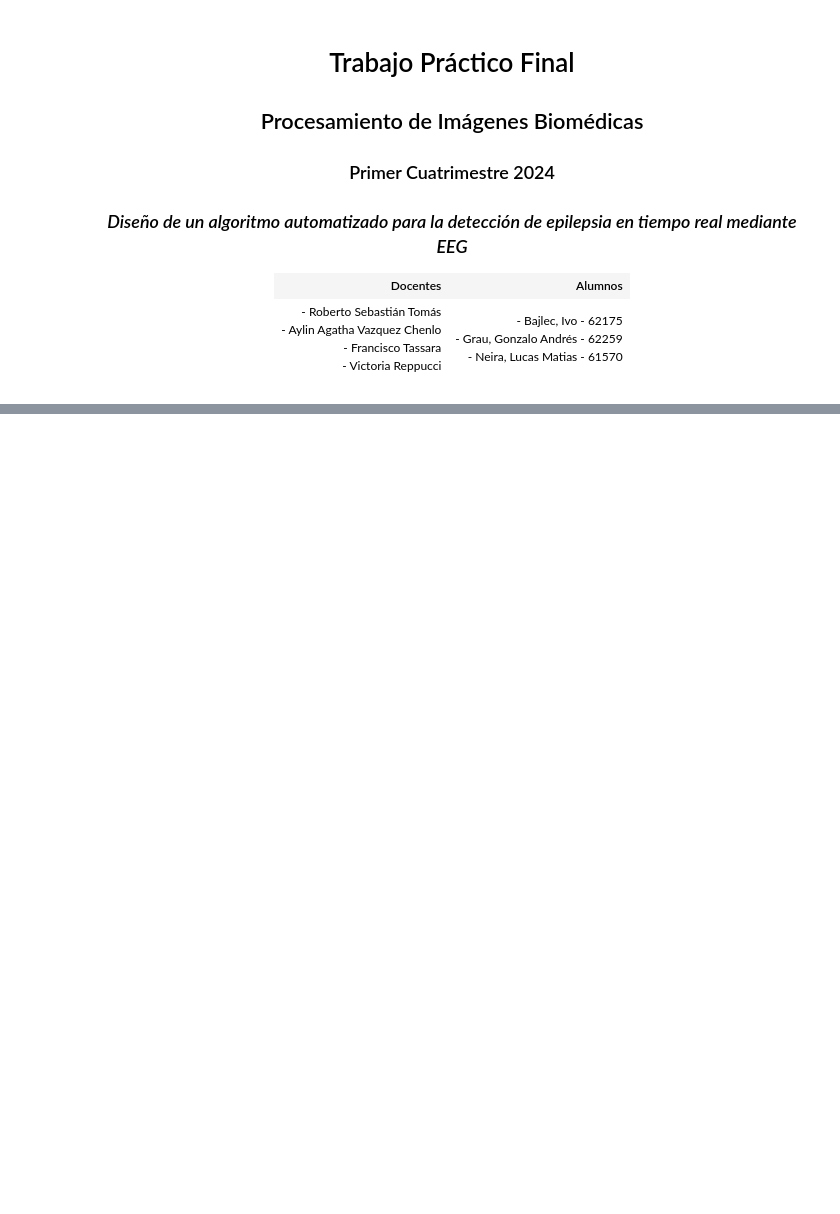
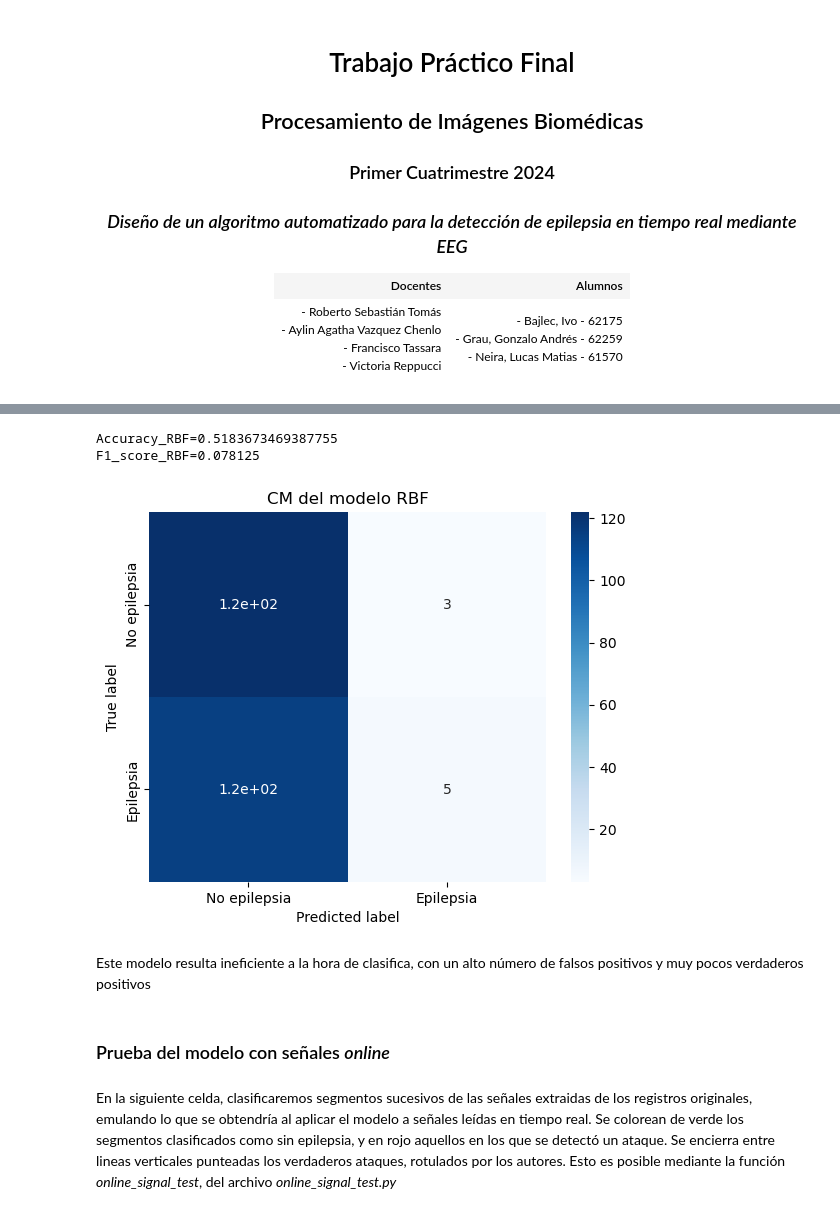
Before and after one commit to gonzagrau/epilepsy_detection, a Jupyter notebook: informe-final-PSIB-BGN.ipynb, the cells around one changed output, grey strips where cells are left out. Drawn from its saved outputs; the diff is of its cells as text; code cells hidden in the pictures; blank space fills up the shorter version.

```diff
--- a/informe-final-PSIB-BGN.ipynb
+++ b/informe-final-PSIB-BGN.ipynb
@@ -63,0 +402,26 @@ CONCLUSIÓN:
+# %%
+with open(r'pretrained_models/2-ch-gonza-rbf.pkl', 'rb') as file:
+    modelo_leido_rbf = pickle.load(file)
+# %%
+predictions_RBF = modelo_leido_rbf.predict(test_x)
+Accuracy_RBF = accuracy_score(test_y, predictions_RBF)
+F1_score_RBF = f1_score(test_y, predictions_RBF)
+
+print(f"{Accuracy_RBF=}" + '\n' + f"{F1_score_RBF=}" )
+
+cm_RBF = confusion_matrix(test_y, predictions_RBF)
+cm_df = pd.DataFrame(data=cm_RBF,index=clasificaciones,columns=clasificaciones)
+ax = sns.heatmap(cm_df, cmap='Blues', annot=True)
+ax.set_title('CM del modelo RBF')
+ax.set_xlabel("Predicted label")
+ax.set_ylabel("True label");
+# %% [output]
+Accuracy_RBF=0.5183673469387755
+F1_score_RBF=0.078125
+[figure, added]
+# %% [markdown]
+Este modelo resulta ineficiente a la hora de clasifica, con un alto número de falsos positivos y muy pocos verdaderos positivos
+# %% [markdown]
+### Prueba del modelo con señales _online_
+# %% [markdown]
+En la siguiente celda, clasificaremos segmentos sucesivos de las señales extraidas de los registros originales, emulando lo que se obtendría al aplicar el modelo a señales leídas en tiempo real. Se colorean de verde los segmentos clasificados como sin epilepsia, y en rojo aquellos en los que se detectó un ataque. Se encierra entre lineas verticales punteadas los verdaderos ataques, rotulados por los autores. Esto es posible mediante la función _online\_signal\_test_, del archivo _online\_signal\_test.py_
```
Also changed, not shown: parts of 49 cells of this notebook, 4 other files.
